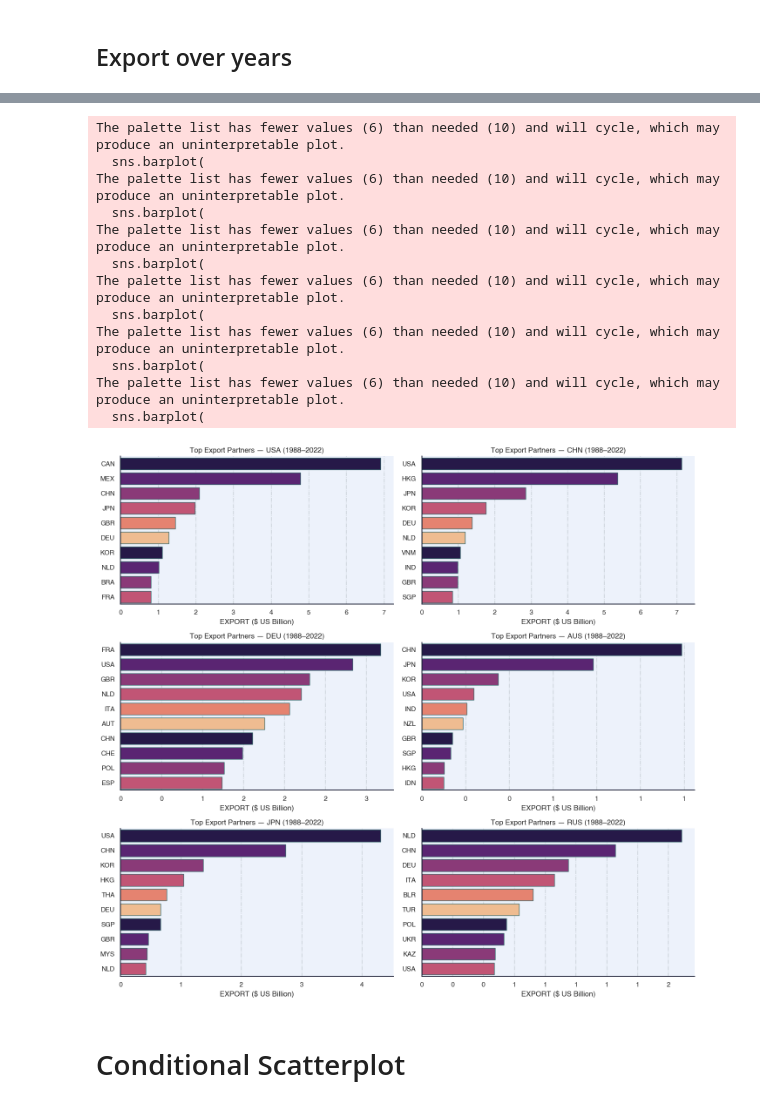
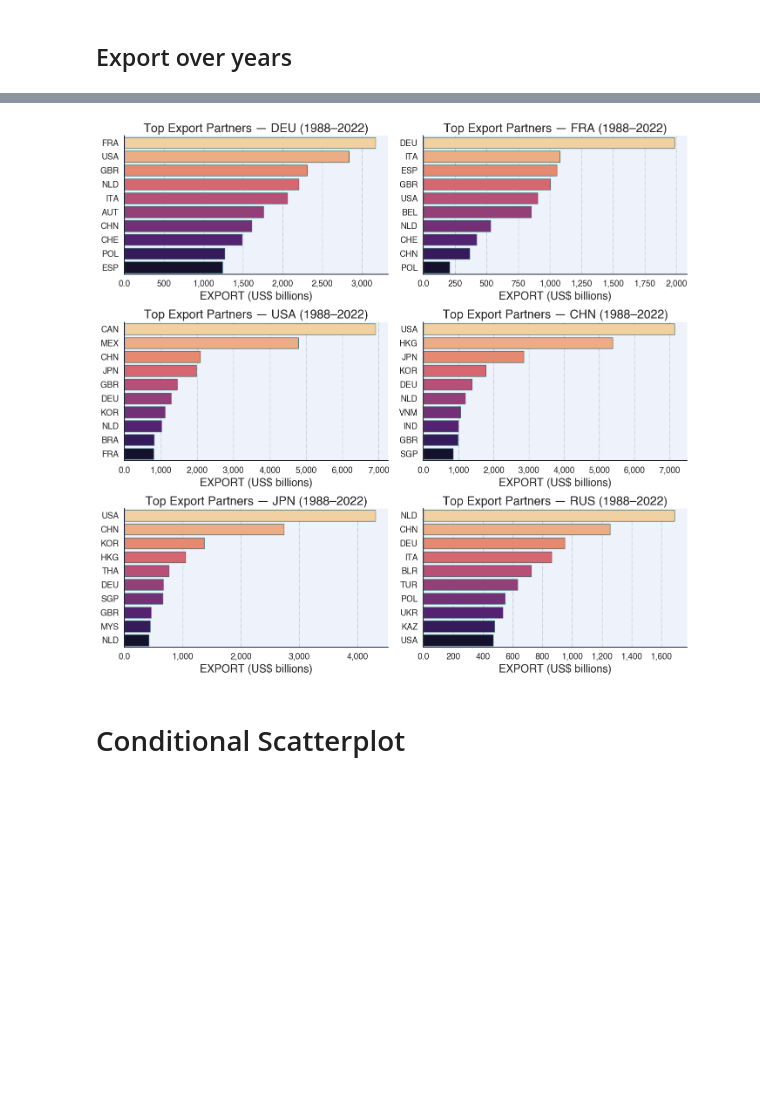
Before and after one commit to Freyness-gd/trade_under_pressure_thesis, a Jupyter notebook: src/data_exploration.ipynb, the cells around one changed output, grey strips where cells are left out. Cells and saved outputs as stored; diff of their text form; code cells hidden in the pictures; blank space fills up the shorter version.

```diff
--- a/src/data_exploration.ipynb
+++ b/src/data_exploration.ipynb
@@ -141,0 +147,4 @@ df_merged.describe()
+# %%
+df_merged["GDP_reporter_log"] = np.log1p(df_merged["GDP_reporter"])
+df_merged["GDP_partner_log"] = np.log1p(df_merged["GDP_partner"])
+df_merged["distw_log"] = np.log1p(df_merged["distw"])
@@ -142,5 +231,2 @@ df_merged.describe()
 # %% [markdown]
 # GDP
-# %%
-df_merged["GDP_reporter_log"] = np.log1p(df["GDP_reporter"])
-df_merged["GDP_reporter_log"].describe()
@@ -605,7 +979,7 @@ exports_pivot = (
 )
 
 # Optional: control order + palette
-continent_order = ["Africa", "Asia", "Europe", "North America", "South America", "Oceania"]
+continent_order = ["Asia", "Europe", "North America", "South America", "Africa", "Oceania"]
 exports_pivot = exports_pivot.reindex(columns=[c for c in continent_order if c in exports_pivot.columns])
 
 colors = sns.color_palette("magma", n_colors=exports_pivot.shape[1])
@@ -621,7 +995,7 @@ exports_pivot.plot(
   ax=ax
 )
 
-ax.set_title("Exports by Reporter Continent (Stacked to Global Total)", fontsize=14)
+ax.set_title("")
 ax.set_xlabel("Year")
 ax.set_ylabel("Total EXPORT")
 
@@ -643,14 +1096,20 @@ plt.show()
 # %%
-countries_top_partners = ["USA", "CHN", "DEU", "AUS", "JPN", "RUS"]
+countries_top_partners = ["DEU", "FRA", "USA", "CHN", "JPN", "RUS"]
 start_year, stop_year = 1988, 2022
 
 
-def pick_scale(xmax):
-  # Use billions if big enough, otherwise hundreds of millions
-  if xmax >= 1e9:
-    return 1e9, "$ US Billion"
-  else:
-    return 1e8, "$ US Billion"
+def pick_scale(xmax_thousands):
+  """
+  xmax_thousands: max EXPORT value in USD thousands
+  """
+  xmax_usd = xmax_thousands * 1_000
+
+  if xmax_usd >= 1e12:  # >= 1 trillion USD
+    return 1e9, "US$ billions"
+  elif xmax_usd >= 1e9:  # >= 1 billion USD
+    return 1e6, "US$ millions"
+  else:  # < 1 billion USD
+    return 1e6, "US$ millions"
 
 
 n_rows, n_cols = 3, 2
@@ -676,55 +1135,46 @@ for i, country in enumerate(countries_top_partners):
 
   # Scale selection
   scale, scale_label = pick_scale(top["EXPORT"].max())
-  top["EXPORT_scaled"] = top["EXPORT"] / scale
+
+  # Convert from thousands USD → scaled units
+  top["EXPORT_scaled"] = (top["EXPORT"] * 1_000) / scale
 
   # Largest on top
   order = top.sort_values("EXPORT_scaled", ascending=False)["ISO3_partner"].tolist()
 
   sns.barplot(
     data=top,
     y="ISO3_partner",
     x="EXPORT_scaled",
     hue="ISO3_partner",  # avoids seaborn warning when using a palette
     order=order,
-    palette=colors,
+    palette="magma_r",
     legend=False,
     ax=ax,
   )
 
   ax.set_title(f"Top Export Partners — {country} ({start_year}–{stop_year})", fontweight="bold")
   ax.set_ylabel("")
   ax.set_xlabel(f"EXPORT ({scale_label})")
   ax.grid(axis="x", alpha=0.25)
 
   # cleaner numeric ticks
-  ax.xaxis.set_major_formatter(FuncFormatter(lambda v, _: f"{v:,.0f}"))
-
+  ax.xaxis.set_major_formatter(
+    FuncFormatter(lambda v, _: f"{v:,.1f}" if v < 100 else f"{v:,.0f}")
+  )
 # Remove any unused axes
 for j in range(len(countries_top_partners), n_rows * n_cols):
   fig.delaxes(axes[j])
 
 plt.tight_layout()
 plt.savefig(
   "graph_output/top_export_partners.png",
   dpi=500,
   bbox_inches="tight"
 )
 plt.show()
 # %% [output]
-The palette list has fewer values (6) than needed (10) and will cycle, which may produce an uninterpretable plot.
-  sns.barplot(
-The palette list has fewer values (6) than needed (10) and will cycle, which may produce an uninterpretable plot.
-  sns.barplot(
-The palette list has fewer values (6) than needed (10) and will cycle, which may produce an uninterpretable plot.
-  sns.barplot(
-The palette list has fewer values (6) than needed (10) and will cycle, which may produce an uninterpretable plot.
-  sns.barplot(
-The palette list has fewer values (6) than needed (10) and will cycle, which may produce an uninterpretable plot.
-  sns.barplot(
-The palette list has fewer values (6) than needed (10) and will cycle, which may produce an uninterpretable plot.
-  sns.barplot(
-[figure, old version]
+[figure, new version]
 # %% [markdown]
 # Conditional Scatterplot
 # %%
```
Also changed, not shown: parts of 28 cells of this notebook, 12 other files.
